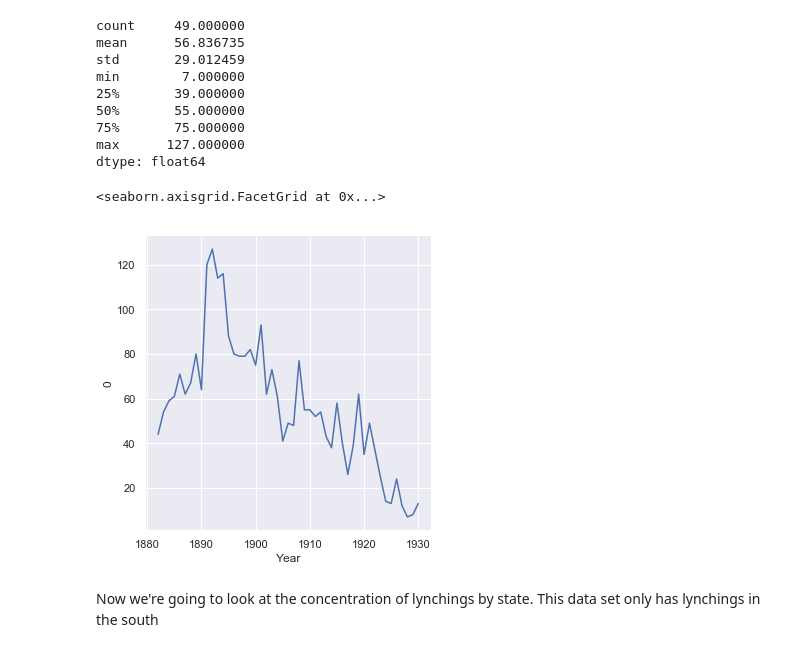
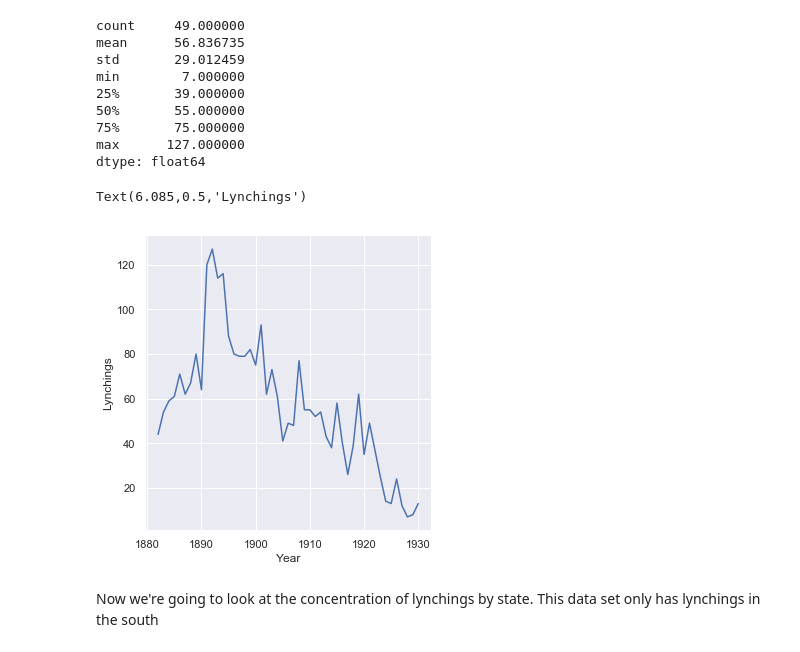
Before and after one commit to nickgrasley/appliedMachineLearning, a Jupyter notebook: ml_hw1.ipynb, the cells around one changed output. Cells and saved outputs as stored; diff of their text form; code cells hidden in the pictures.

```diff
--- a/ml_hw1.ipynb
+++ b/ml_hw1.ipynb
@@ -125,10 +127,11 @@ dtype: float64
 # %%
 sns.set()
 
 sns.relplot(x='Year',y=0,kind='line',data=lynchingData.groupby('Year').size().reset_index())
+plt.ylabel('Lynchings')
 # %% [output]
-<seaborn.axisgrid.FacetGrid at 0x...>
+Text(6.085,0.5,'Lynchings')
-[figure, old version]
+[figure, new version]
 # %% [markdown]
 Now we're going to look at the concentration of lynchings by state. This data set only has lynchings in the south
 # %%
```
Also changed, not shown: parts of 24 cells of this notebook.
